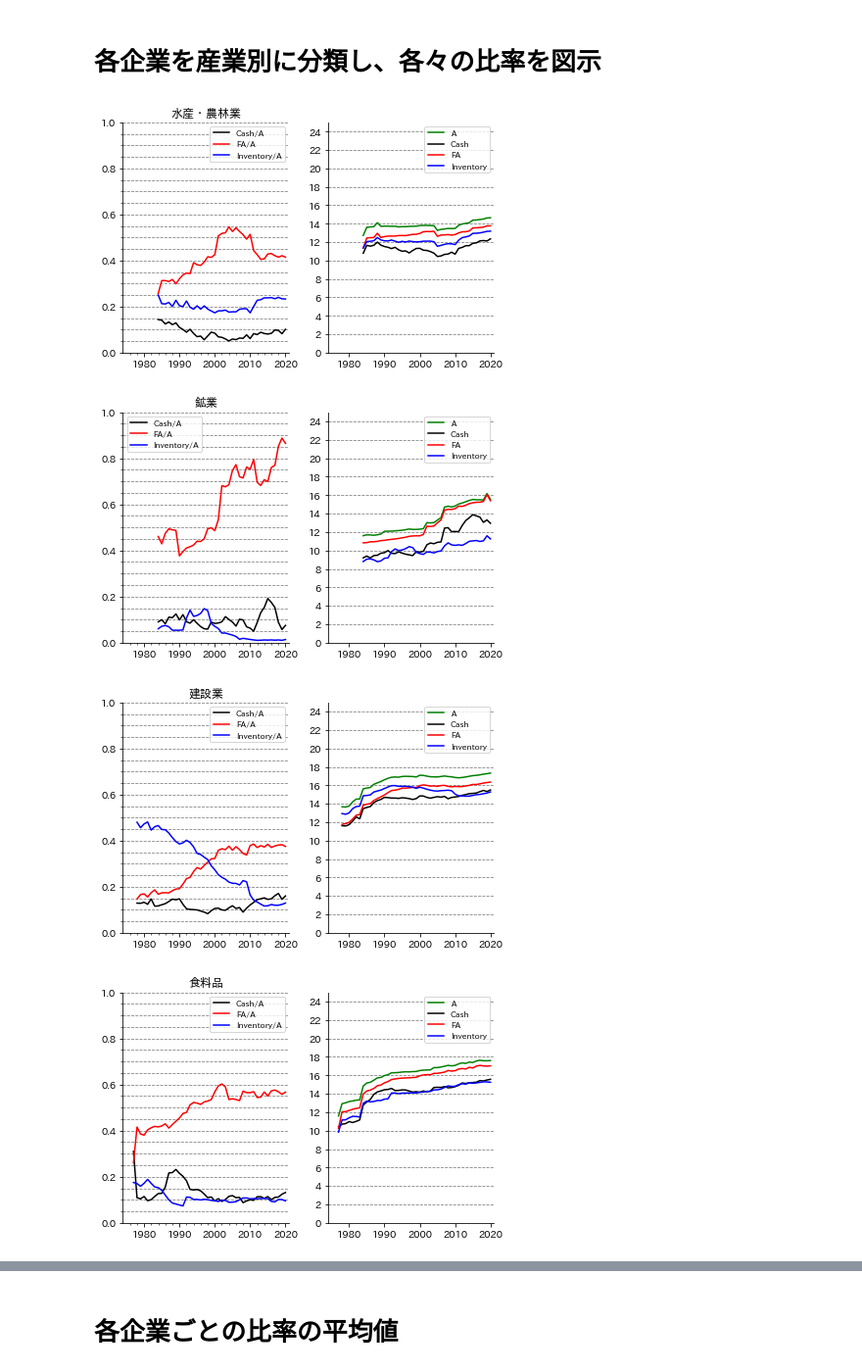
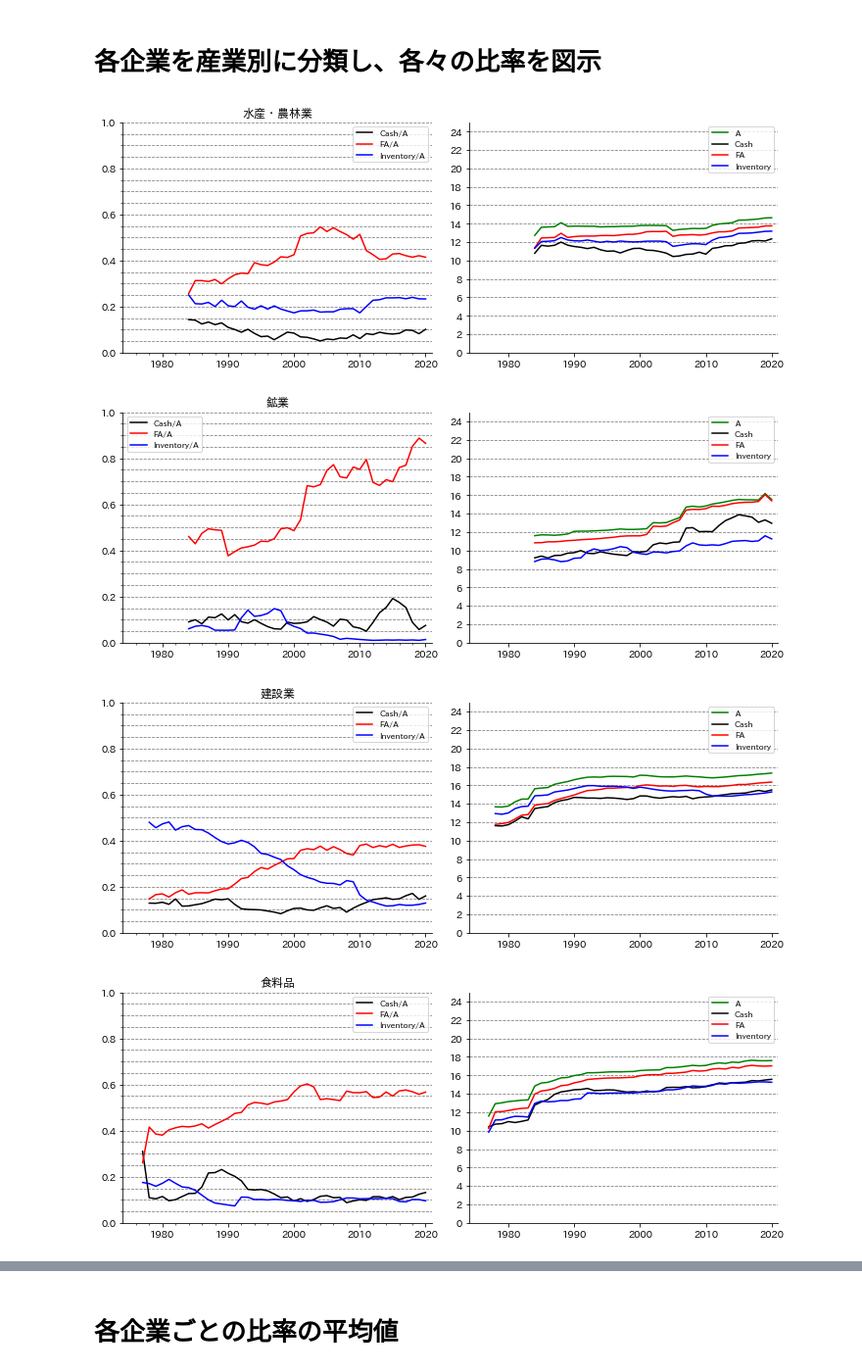
Before and after one commit to Icchi-Koza/seminar, a Jupyter notebook: figure3.ipynb, the cells around one changed output, grey strips where cells are left out. Shown at 98% size. Drawn from its saved outputs; the diff is of its cells as text; code cells hidden in the pictures.

```diff
--- a/figure3.ipynb
+++ b/figure3.ipynb
@@ -130,37 +128,38 @@ for j in range(len(List)):
           DF['Cash/A']=DF['Cash(¥M)']/DF['A(¥M)']
           DF['FA/A']=DF['FA(¥M)']/DF['A(¥M)']
           DF['Inventory/A']=DF['Inventory(¥M)']/DF['A(¥M)']
-          fig = plt.figure()
+          fig = plt.figure(figsize=(10,4))
           ax1 = fig.add_subplot(1,2,1)
           ax1.set_title(str(List[j][1]))
           ax1.spines['right'].set_visible(False)
           ax1.spines['top'].set_visible(False)
           ax1.plot(DF['Cash/A'],label='Cash/A',c='k')
           ax1.plot(DF['FA/A'], label='FA/A',c='red')
           ax1.plot(DF['Inventory/A'], label='Inventory/A',c='blue')
           ax1.legend(fontsize='small')
           ax1.set_xlim(1974, 2021)
           ax1.set_ylim(0, 1)
           ax1.minorticks_on()
           ax1.grid(which = "both", axis="y", color = "gray", linestyle="--")
 
 
           ax2 = fig.add_subplot(1,2,2)
           ax2.spines['right'].set_visible(False)
           ax2.spines['top'].set_visible(False)
           ax2.plot(np.log(DF['A(¥M)']), label='A',c='green')
           ax2.plot(np.log(DF['Cash(¥M)']), label='Cash',c='k')
           ax2.plot(np.log(DF['FA(¥M)']),label='FA',c='red')
           ax2.plot(np.log(DF['Inventory(¥M)']), label='Inventory',c='blue')
           ax2.legend(fontsize='small')
           ax2.set_xlim(1974, 2021)
           ax2.set_ylim(0, 25)
           ax2.set_yticks(np.arange(0,25,2))
           ax2.grid(axis="y", color = "gray", linestyle="--")
           fig.tight_layout()
           fig.show()
+          # 右側のグラフは対数値
 # %% [output]
-[figure, old version]
+[figure, new version]
-[figure, old version]
+[figure, new version]
-[figure, old version]
+[figure, new version]
-[figure, old version]
+[figure, new version]
```
Also changed, not shown: parts of 15 cells of this notebook.
